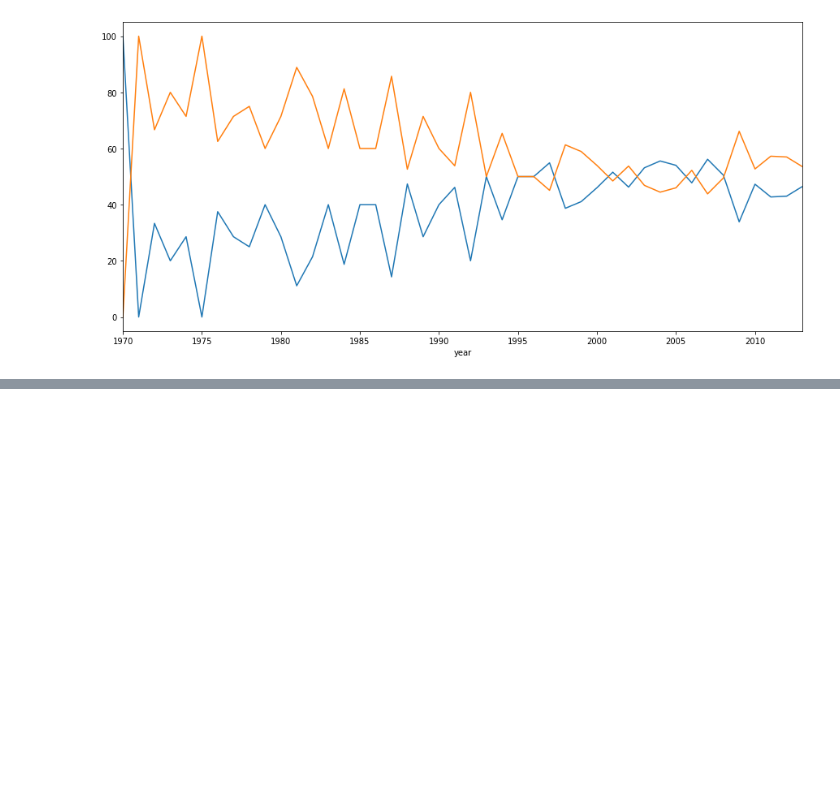
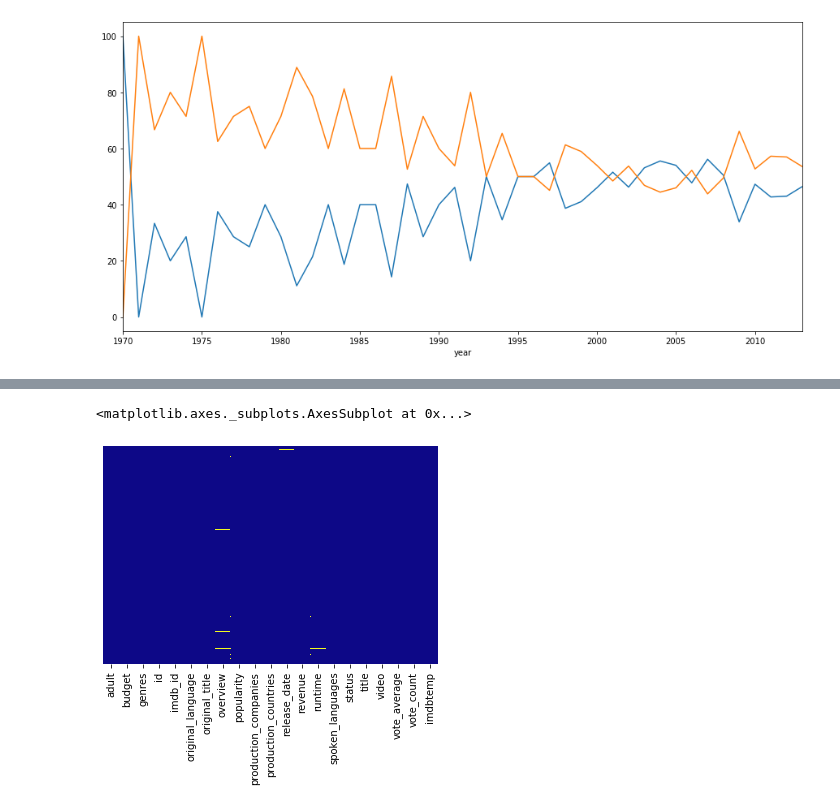
Before and after one commit to radhaparikh11/edamovietv, a Jupyter notebook: analysisnb.ipynb, the cells around one changed output, grey strips where cells are left out. Drawn from its saved outputs; the diff is of its cells as text; code cells hidden in the pictures; blank space fills up the shorter version.

```diff
--- a/analysisnb.ipynb
+++ b/analysisnb.ipynb
@@ -176,0 +151,13 @@ unstacked_movies['Fail Percentage'].plot(kind='line', ax=ax)
+# %%
+movies_metadatadf.drop(["belongs_to_collection"],axis=1,inplace=True)
+# %%
+movies_metadatadf.drop(["tagline"],axis=1,inplace=True)
+# %%
+movies_metadatadf.drop(["homepage"],axis=1,inplace=True)
+# %%
+movies_metadatadf.drop(["poster_path"],axis=1,inplace=True)
+# %%
+sns.heatmap(movies_metadatadf.isnull(), yticklabels = False, cbar = False, cmap = 'plasma') #to check for n
+# %% [output]
+<matplotlib.axes._subplots.AxesSubplot at 0x...>
+[figure, added]
```
Also changed, not shown: parts of 34 cells of this notebook.
